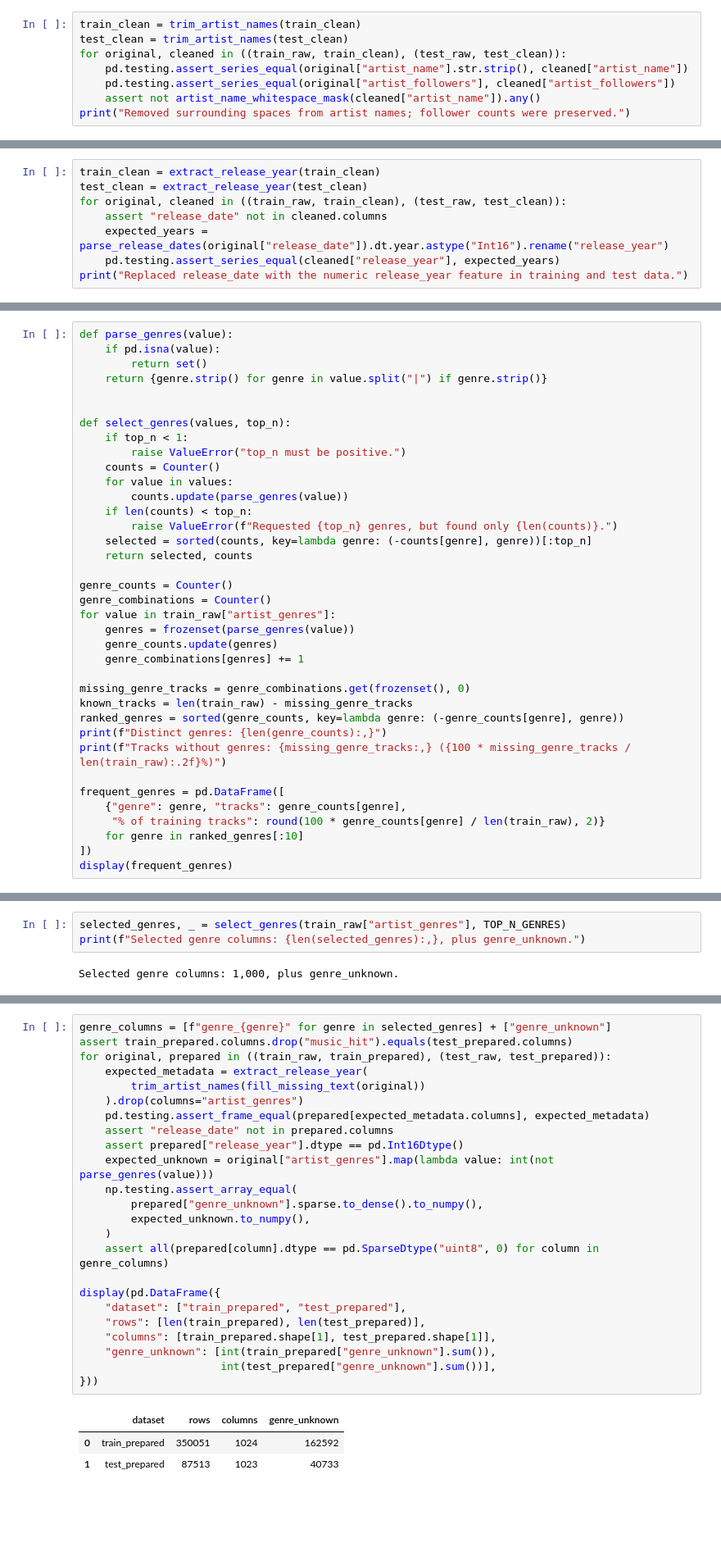
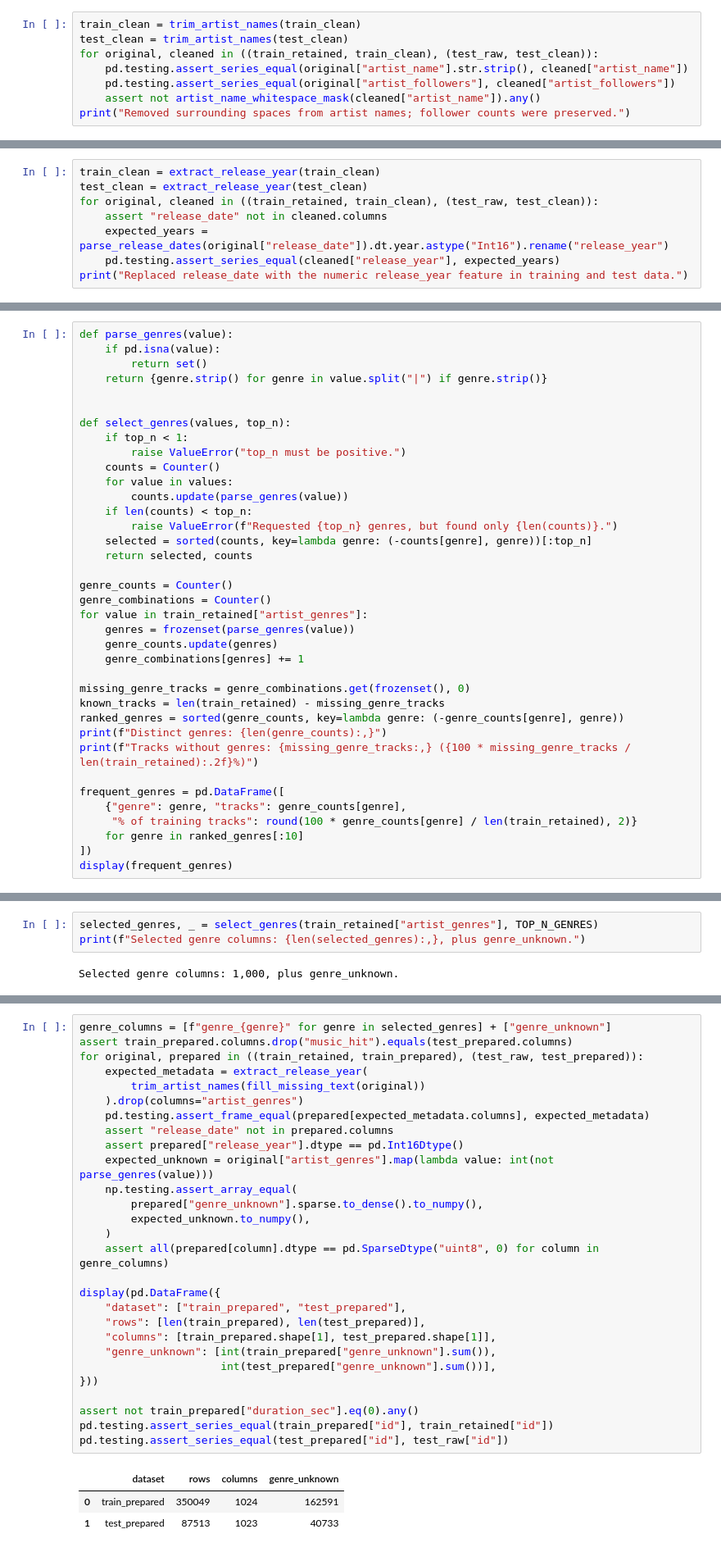
Before and after one commit to GoncaloTorcato/CD, a Jupyter notebook: delivery/music_hit_prediction.ipynb, the cells around one changed output, grey strips where cells are left out. Shown at 82% size. Drawn from its saved outputs; the diff is of its cells as text; blank space fills up the shorter version.

Commit message:
removed two rows wich had duration_sec = 0

```diff
--- a/delivery/music_hit_prediction.ipynb
+++ b/delivery/music_hit_prediction.ipynb
@@ -185,7 +234,7 @@ display(pd.DataFrame(artist_name_examples))
 # %%
 train_clean = trim_artist_names(train_clean)
 test_clean = trim_artist_names(test_clean)
-for original, cleaned in ((train_raw, train_clean), (test_raw, test_clean)):
+for original, cleaned in ((train_retained, train_clean), (test_raw, test_clean)):
     pd.testing.assert_series_equal(original["artist_name"].str.strip(), cleaned["artist_name"])
     pd.testing.assert_series_equal(original["artist_followers"], cleaned["artist_followers"])
     assert not artist_name_whitespace_mask(cleaned["artist_name"]).any()
@@ -241,7 +290,7 @@ display(release_date_summary)
 # %%
 train_clean = extract_release_year(train_clean)
 test_clean = extract_release_year(test_clean)
-for original, cleaned in ((train_raw, train_clean), (test_raw, test_clean)):
+for original, cleaned in ((train_retained, train_clean), (test_raw, test_clean)):
     assert "release_date" not in cleaned.columns
     expected_years = parse_release_dates(original["release_date"]).dt.year.astype("Int16").rename("release_year")
     pd.testing.assert_series_equal(cleaned["release_year"], expected_years)
@@ -276,20 +325,20 @@ def select_genres(values, top_n):
 
 genre_counts = Counter()
 genre_combinations = Counter()
-for value in train_raw["artist_genres"]:
+for value in train_retained["artist_genres"]:
     genres = frozenset(parse_genres(value))
     genre_counts.update(genres)
     genre_combinations[genres] += 1
 
 missing_genre_tracks = genre_combinations.get(frozenset(), 0)
-known_tracks = len(train_raw) - missing_genre_tracks
+known_tracks = len(train_retained) - missing_genre_tracks
 ranked_genres = sorted(genre_counts, key=lambda genre: (-genre_counts[genre], genre))
 print(f"Distinct genres: {len(genre_counts):,}")
-print(f"Tracks without genres: {missing_genre_tracks:,} ({100 * missing_genre_tracks / len(train_raw):.2f}%)")
+print(f"Tracks without genres: {missing_genre_tracks:,} ({100 * missing_genre_tracks / len(train_retained):.2f}%)")
 
 frequent_genres = pd.DataFrame([
     {"genre": genre, "tracks": genre_counts[genre],
-     "% of training tracks": round(100 * genre_counts[genre] / len(train_raw), 2)}
+     "% of training tracks": round(100 * genre_counts[genre] / len(train_retained), 2)}
     for genre in ranked_genres[:10]
 ])
 display(frequent_genres)
@@ -338,7 +387,7 @@ We retained the 1,000 most frequent genres, reducing the vocabulary from 3,886 c
 
 This is our initial trade-off between coverage and the number of features. Its impact on model performance remains to be evaluated using validation ROC AUC. When introducing a validation split, we will fit vocabulary selection on that split's training portion only.
 # %%
-selected_genres, _ = select_genres(train_raw["artist_genres"], TOP_N_GENRES)
+selected_genres, _ = select_genres(train_retained["artist_genres"], TOP_N_GENRES)
 print(f"Selected genre columns: {len(selected_genres):,}, plus genre_unknown.")
 # %% [output]
 Selected genre columns: 1,000, plus genre_unknown.
@@ -391,29 +440,33 @@ We verify that the prepared training and test data have matching feature columns
 # %%
 genre_columns = [f"genre_{genre}" for genre in selected_genres] + ["genre_unknown"]
 assert train_prepared.columns.drop("music_hit").equals(test_prepared.columns)
-for original, prepared in ((train_raw, train_prepared), (test_raw, test_prepared)):
+for original, prepared in ((train_retained, train_prepared), (test_raw, test_prepared)):
     expected_metadata = extract_release_year(
         trim_artist_names(fill_missing_text(original))
     ).drop(columns="artist_genres")
     pd.testing.assert_frame_equal(prepared[expected_metadata.columns], expected_metadata)
     assert "release_date" not in prepared.columns
     assert prepared["release_year"].dtype == pd.Int16Dtype()
     expected_unknown = original["artist_genres"].map(lambda value: int(not parse_genres(value)))
     np.testing.assert_array_equal(
         prepared["genre_unknown"].sparse.to_dense().to_numpy(),
         expected_unknown.to_numpy(),
     )
     assert all(prepared[column].dtype == pd.SparseDtype("uint8", 0) for column in genre_columns)
 
 display(pd.DataFrame({
     "dataset": ["train_prepared", "test_prepared"],
     "rows": [len(train_prepared), len(test_prepared)],
     "columns": [train_prepared.shape[1], test_prepared.shape[1]],
     "genre_unknown": [int(train_prepared["genre_unknown"].sum()),
                       int(test_prepared["genre_unknown"].sum())],
 }))
+
+assert not train_prepared["duration_sec"].eq(0).any()
+pd.testing.assert_series_equal(train_prepared["id"], train_retained["id"])
+pd.testing.assert_series_equal(test_prepared["id"], test_raw["id"])
 # %% [output]
 |  | dataset | rows | columns | genre_unknown |
-| 0 | train_prepared | 350051 | 1024 | 162592 |
+| 0 | train_prepared | 350049 | 1024 | 162591 |
 | 1 | test_prepared | 87513 | 1023 | 40733 |
 # %% [markdown]
```
Also changed, not shown: parts of 18 cells of this notebook, 4 other files.
